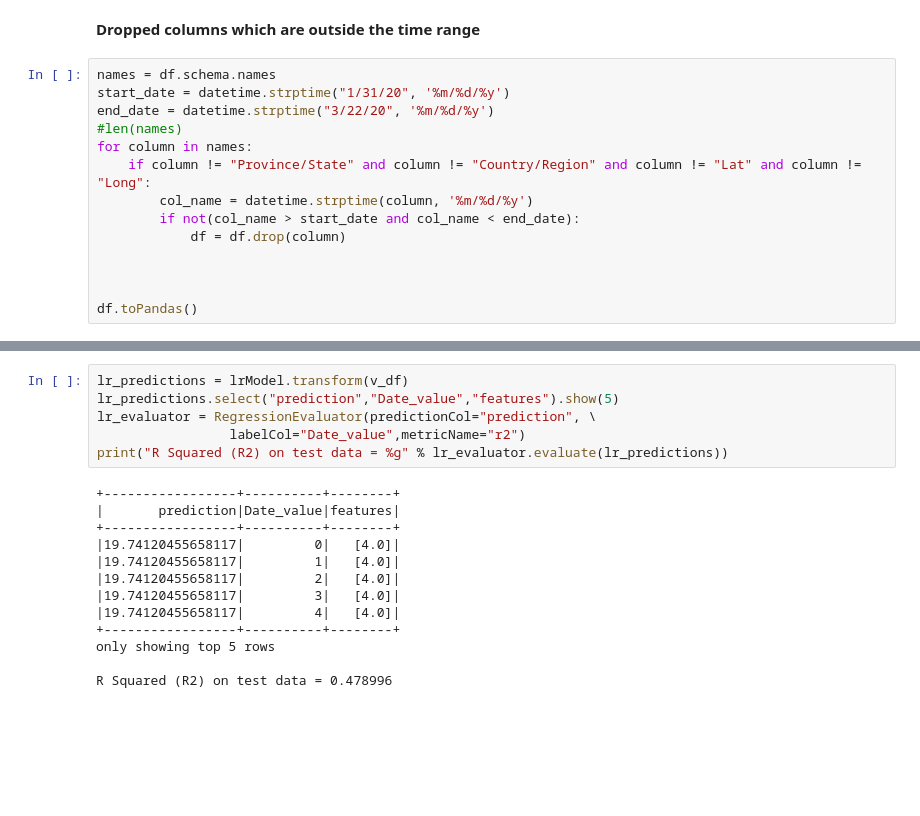
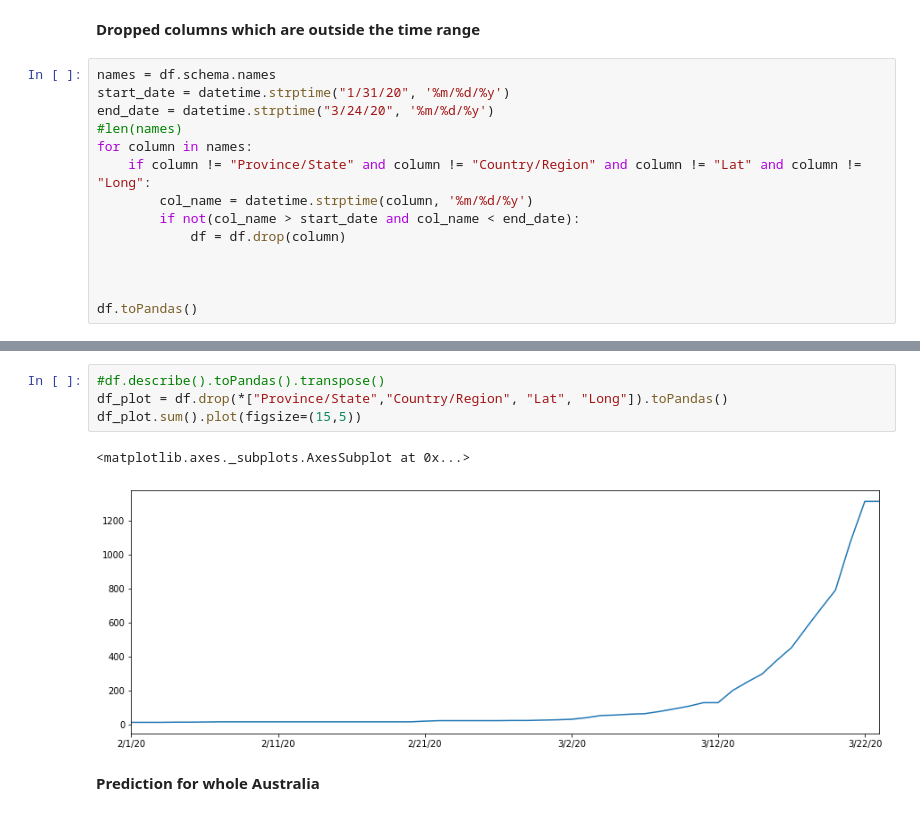
Before and after one commit to airdipu/Covid19-Big-Data, a Jupyter notebook: bigdata_notebook.ipynb, the cells around one changed output, grey strips where cells are left out. Drawn from its saved outputs; the diff is of its cells as text; blank space fills up the shorter version.

```diff
--- a/bigdata_notebook.ipynb
+++ b/bigdata_notebook.ipynb
@@ -68,7 +107,7 @@ Number of rows in df -> 9
 # %%
 names = df.schema.names
 start_date = datetime.strptime("1/31/20", '%m/%d/%y')
-end_date = datetime.strptime("3/22/20", '%m/%d/%y')
+end_date = datetime.strptime("3/24/20", '%m/%d/%y')
 #len(names)
 for column in names:
     if column != "Province/State" and column != "Country/Region" and column != "Lat" and column != "Long":
@@ -193,19 +133,9 @@ r2: 0.478996
-# %%
-lr_predictions = lrModel.transform(v_df)
-lr_predictions.select("prediction","Date_value","features").show(5)
-lr_evaluator = RegressionEvaluator(predictionCol="prediction", \
-                 labelCol="Date_value",metricName="r2")
-print("R Squared (R2) on test data = %g" % lr_evaluator.evaluate(lr_predictions))
-# %% [output]
-+-----------------+----------+--------+
-|       prediction|Date_value|features|
-+-----------------+----------+--------+
-|19.74120455658117|         0|   [4.0]|
-|19.74120455658117|         1|   [4.0]|
-|19.74120455658117|         2|   [4.0]|
-|19.74120455658117|         3|   [4.0]|
-|19.74120455658117|         4|   [4.0]|
-+-----------------+----------+--------+
-only showing top 5 rows
-
-R Squared (R2) on test data = 0.478996
+# %%
+#df.describe().toPandas().transpose()
+df_plot = df.drop(*["Province/State","Country/Region", "Lat", "Long"]).toPandas()
+df_plot.sum().plot(figsize=(15,5))
+# %% [output]
+<matplotlib.axes._subplots.AxesSubplot at 0x...>
+[figure, added]
+# %% [markdown]
+**Prediction for whole Australia**
```
Also changed, not shown: parts of 16 cells of this notebook.
